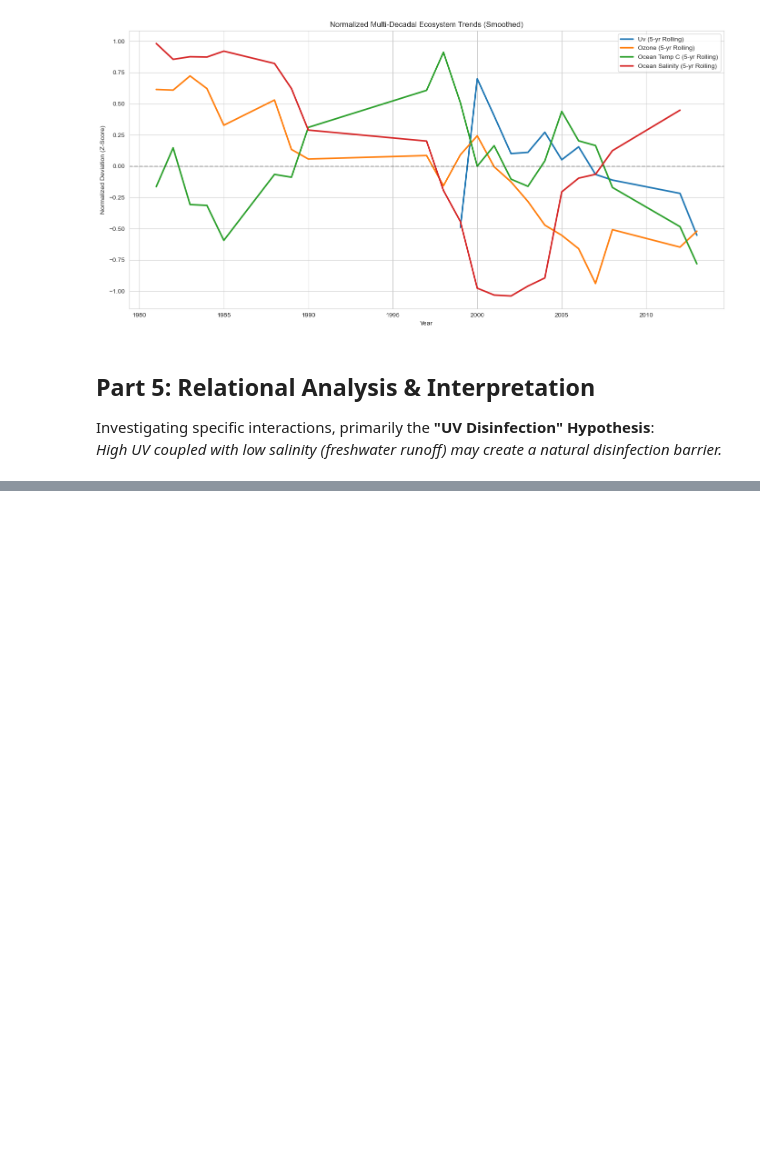
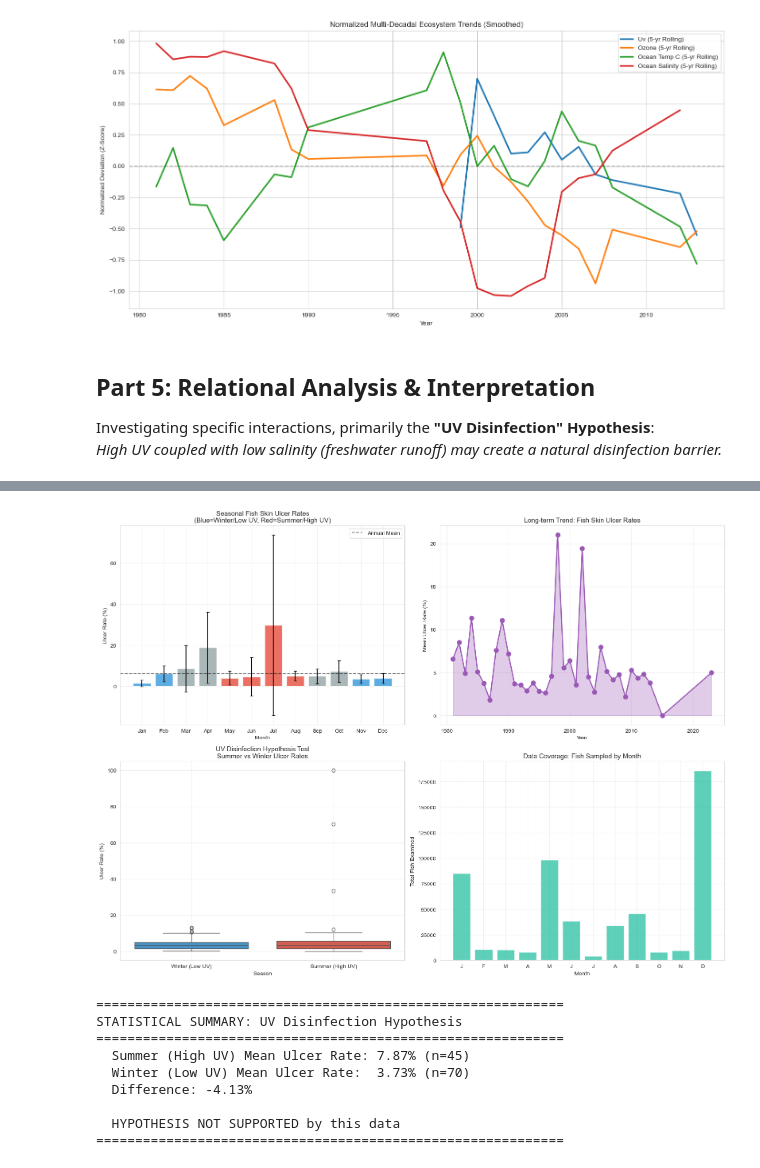
Before and after one commit to mohaneddz/Project-UV, a Jupyter notebook: uv_ocean_environment.ipynb, the cells around one changed output, grey strips where cells are left out. Cells and saved outputs as stored; diff of their text form; code cells hidden in the pictures; blank space fills up the shorter version.

```diff
--- a/uv_ocean_environment.ipynb
+++ b/uv_ocean_environment.ipynb
@@ -168,0 +143,22 @@ While ocean temperatures are rising independently due to global climatic shifts,
+# %%
+ulcer_monthly_file = OUTPUT_DIR / "nordic_fish_ulcer_monthly.csv"
+ulcer_yearly_file = OUTPUT_DIR / "nordic_fish_ulcer_yearly.csv"
+
+if ulcer_monthly_file.exists() and ulcer_yearly_file.exists():
+    print("Loading existing ulcer data...")
+    ulcer_monthly = pd.read_csv(ulcer_monthly_file)
+    ulcer_yearly = pd.read_csv(ulcer_yearly_file)
+    print(f"Loaded monthly: {len(ulcer_monthly)} rows")
+    print(f"Loaded yearly: {len(ulcer_yearly)} rows")
+else:
+    print("Extracting ulcer data...")
+    ulcer_monthly, ulcer_yearly = extract_biota_skin_ulcers(OCEAN_DIR, bbox=NORDIC_BBOX)
+
+    if not ulcer_monthly.empty:
+        ulcer_monthly.to_csv(ulcer_monthly_file, index=False)
+    if not ulcer_yearly.empty:
+        ulcer_yearly.to_csv(ulcer_yearly_file, index=False)
+
+print("\nUlcer Data Preview:")
+if not ulcer_monthly.empty:
+    display(ulcer_monthly.head(10))
@@ -168,0 +182,13 @@ While ocean temperatures are rising independently due to global climatic shifts,
+# %%
+plot_seasonal_ulcer_analysis(ulcer_monthly)
+# %% [output]
+[figure, added]
+============================================================
+STATISTICAL SUMMARY: UV Disinfection Hypothesis
+============================================================
+  Summer (High UV) Mean Ulcer Rate: 7.87% (n=45)
+  Winter (Low UV) Mean Ulcer Rate:  3.73% (n=70)
+  Difference: -4.13%
+
+  HYPOTHESIS NOT SUPPORTED by this data
+============================================================
```
Also changed, not shown: parts of 16 cells of this notebook, 11 other files.
